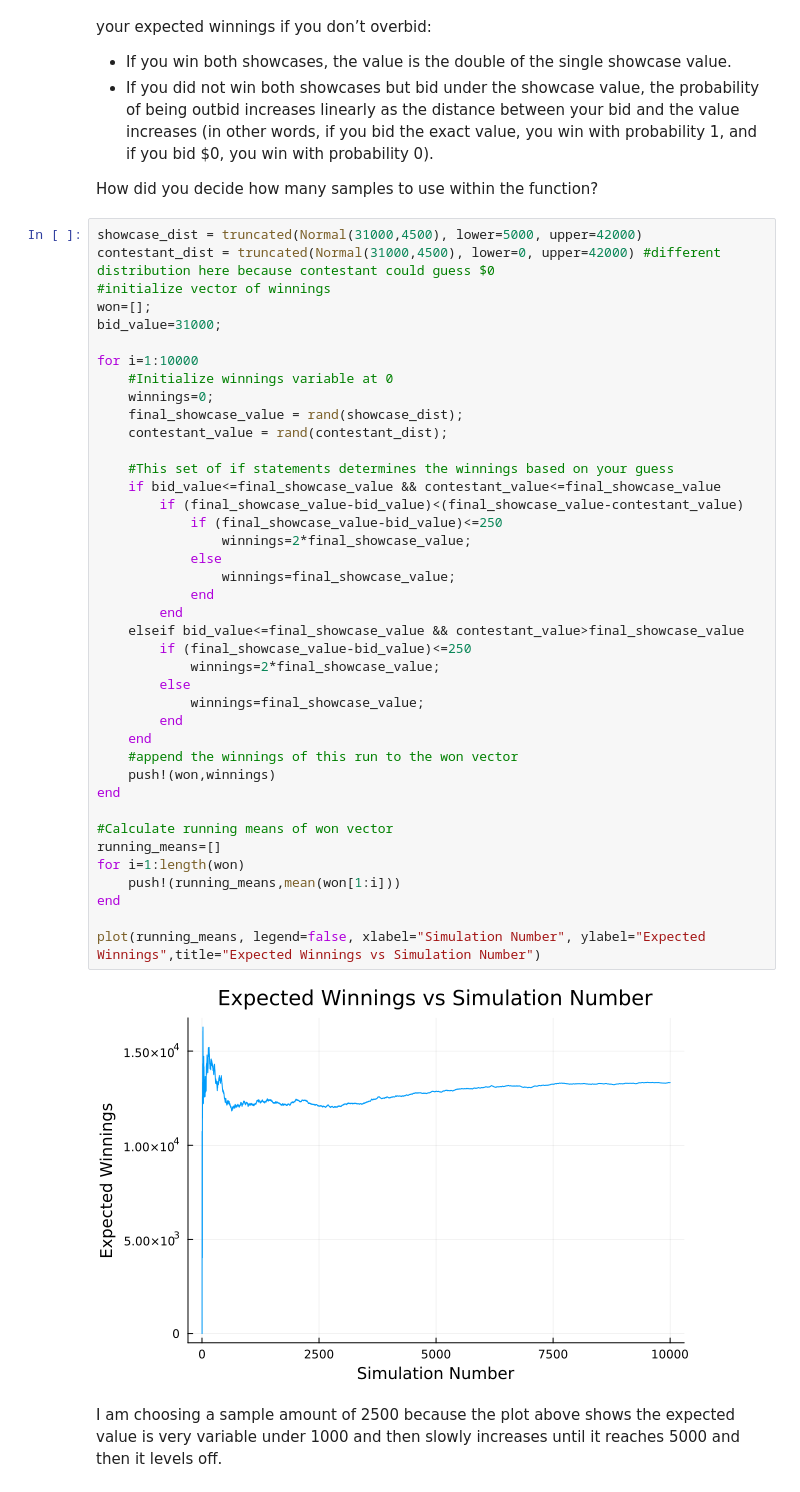
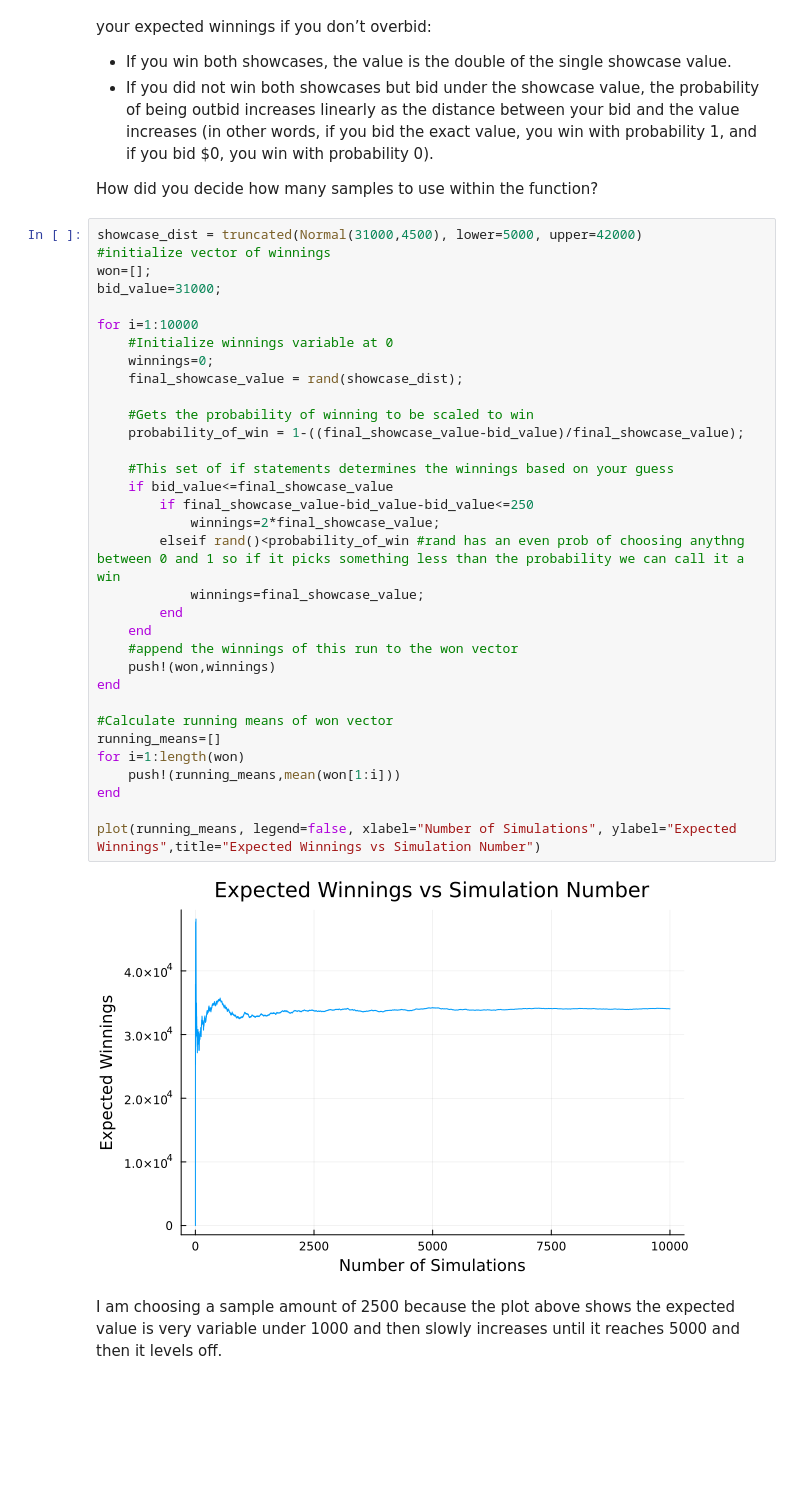
Before and after one commit to BEE4750-FA23/lab-02-jrmarcuse, a Jupyter notebook: lab02.ipynb, the cells around one changed output. Saved outputs shown, nothing was run; the diff lists cells and outputs as text; blank space fills up the shorter version.

Commit message:
Changes made to include linear probability as clarified in the Ed Discussion

```diff
--- a/lab02.ipynb
+++ b/lab02.ipynb
@@ -267,46 +267,39 @@ following assumptions about your expected winnings if you don’t overbid:
 How did you decide how many samples to use within the function?
 # %%
 showcase_dist = truncated(Normal(31000,4500), lower=5000, upper=42000)
-contestant_dist = truncated(Normal(31000,4500), lower=0, upper=42000) #different distribution here because contestant could guess $0
 #initialize vector of winnings
 won=[];
 bid_value=31000;
 
 for i=1:10000
     #Initialize winnings variable at 0
     winnings=0;
     final_showcase_value = rand(showcase_dist);
-    contestant_value = rand(contestant_dist);
+
+    #Gets the probability of winning to be scaled to win
+    probability_of_win = 1-((final_showcase_value-bid_value)/final_showcase_value);
 
     #This set of if statements determines the winnings based on your guess
-    if bid_value<=final_showcase_value && contestant_value<=final_showcase_value
-        if (final_showcase_value-bid_value)<(final_showcase_value-contestant_value)
-            if (final_showcase_value-bid_value)<=250
-                winnings=2*final_showcase_value;
-            else
-                winnings=final_showcase_value;
-            end
-        end
-    elseif bid_value<=final_showcase_value && contestant_value>final_showcase_value
-        if (final_showcase_value-bid_value)<=250
+    if bid_value<=final_showcase_value
+        if final_showcase_value-bid_value-bid_value<=250
             winnings=2*final_showcase_value;
-        else
+        elseif rand()<probability_of_win #rand has an even prob of choosing anythng between 0 and 1 so if it picks something less than the probability we can call it a win
             winnings=final_showcase_value;
         end
     end
     #append the winnings of this run to the won vector
     push!(won,winnings)
 end
 
 #Calculate running means of won vector
 running_means=[]
 for i=1:length(won)
     push!(running_means,mean(won[1:i]))
 end
 
-plot(running_means, legend=false, xlabel="Simulation Number", ylabel="Expected Winnings",title="Expected Winnings vs Simulation Number")
+plot(running_means, legend=false, xlabel="Number of Simulations", ylabel="Expected Winnings",title="Expected Winnings vs Simulation Number")
 # %% [output]
-[figure, old version]
+[figure, new version]
 # %% [markdown]
 I am choosing a sample amount of 2500 because the plot above shows the expected value is very variable under 1000 and then slowly increases until it reaches 5000 and then it levels off.
 # %%
```
Also changed, not shown: parts of 3 cells of this notebook.
